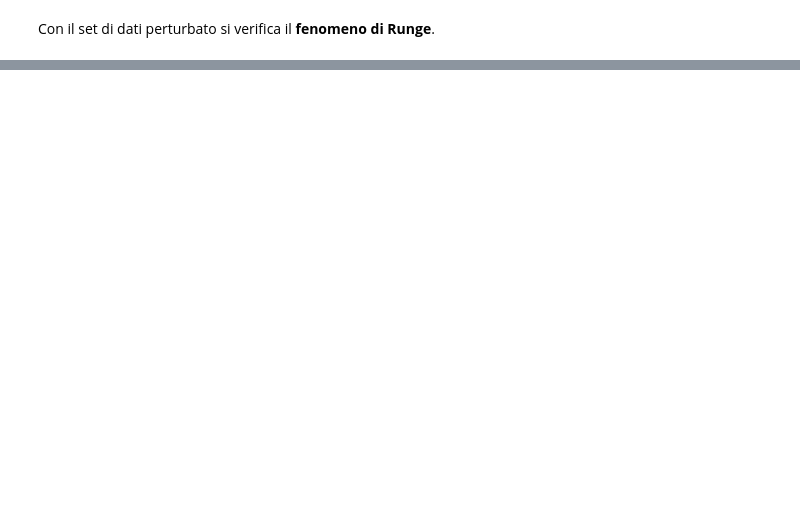
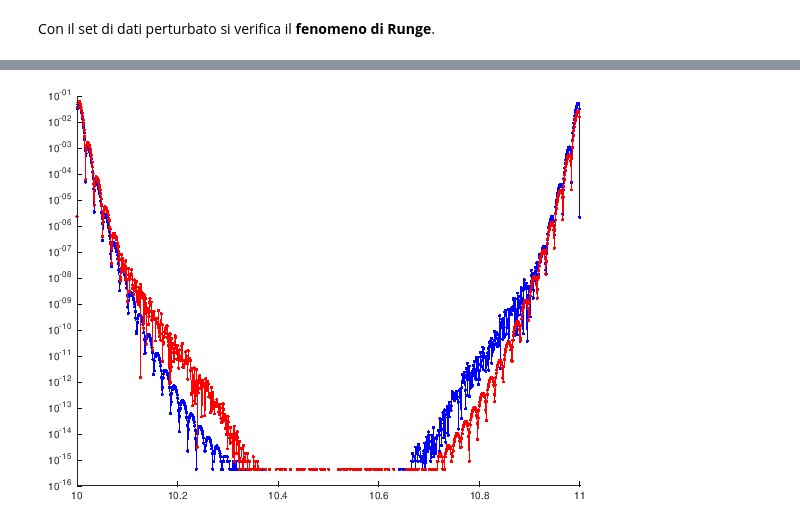
Before and after one commit to rbattistini/numerical-methods, a Jupyter notebook: part_9.ipynb, the cells around one changed output, grey strips where cells are left out. Drawn from its saved outputs; the diff is of its cells as text; code cells hidden in the pictures; blank space fills up the shorter version.

```diff
--- a/part_9.ipynb
+++ b/part_9.ipynb
@@ -407,6 +434,11 @@ error: called from
 # %%
 err_ass = abs(f - yy);
 err_ass_t = abs(f - yy_t);
 
 figure
-semilogy(xx, err_ass, "r.-")
+semilogy( xx, err_ass, "b.-", ...
+          xx, err_ass_t, "r.-")
+warning ("off", "Octave:negative-data-log-axis");
+box off
+# %% [output]
+[figure, added]
```
Also changed, not shown: parts of 18 cells of this notebook, 5 other files.
